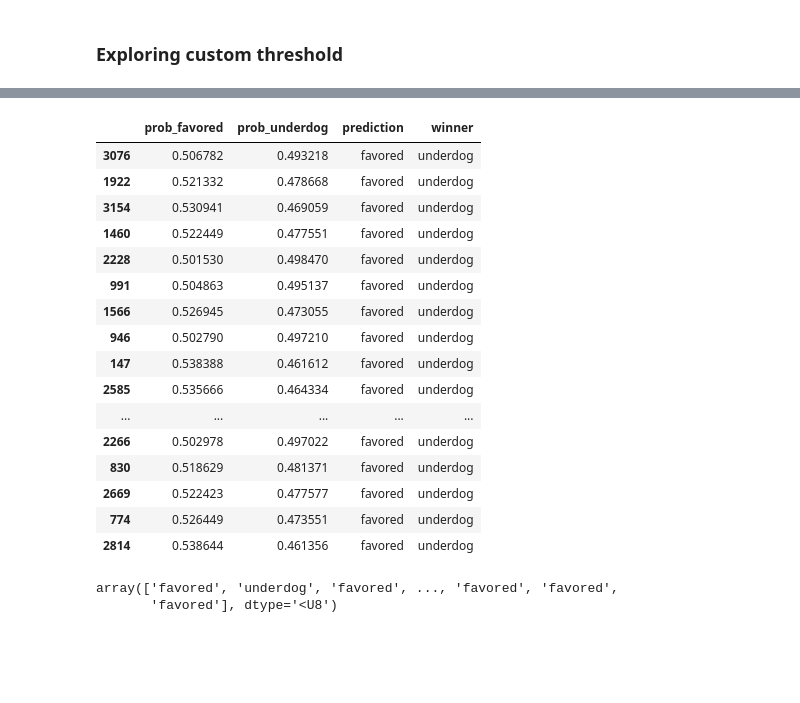
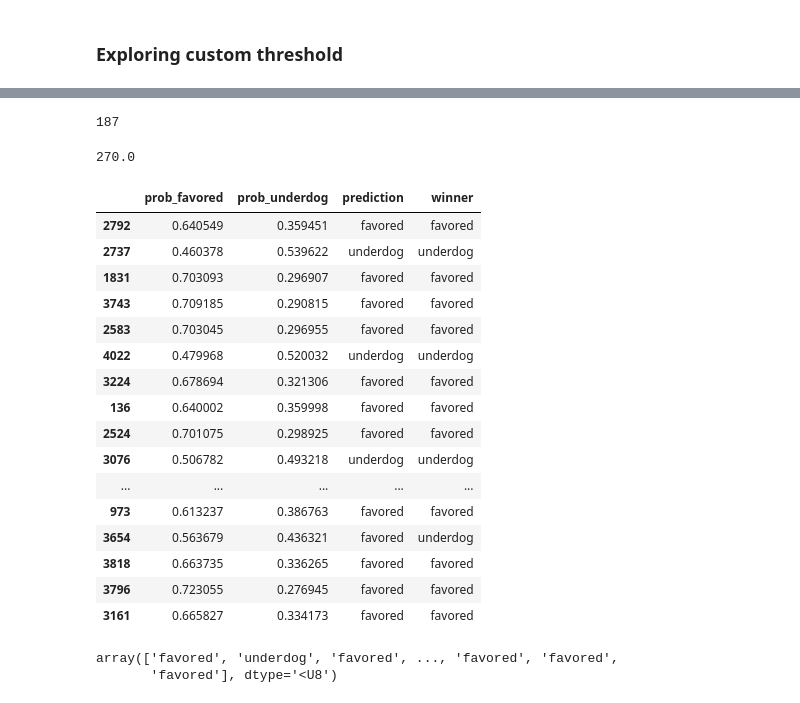
Before and after one commit to Ben-Gilbert333/Predicting_UFC_Winners, a Jupyter notebook: scratch_notebooks/scratch_notebook3.ipynb, the cells around one changed output, grey strips where cells are left out. Drawn from its saved outputs; the diff is of its cells as text; code cells hidden in the pictures; blank space fills up the shorter version.

Commit message:
updates to final nb, finished custome threshold search

```diff
--- a/scratch_notebooks/scratch_notebook3.ipynb
+++ b/scratch_notebooks/scratch_notebook3.ipynb
@@ -1493,25 +1536,35 @@ probs
 pd.set_option('display.max_rows', None)
 pd.set_option('display.max_columns', None)
 # %%
-probs.loc[(probs['prob_underdog'] >= .46) & (probs['prediction'] == 'favored')]
+prob_thresh_4645 = probs.loc[(probs['prob_underdog'] >= .48) & (probs['prediction'] == 'favored')]
-# %% [output]
-|  | prob_favored | prob_underdog | prediction | winner |
-| 3076 | 0.506782 | 0.493218 | favored | underdog |
-| 1922 | 0.521332 | 0.478668 | favored | underdog |
-| 3154 | 0.530941 | 0.469059 | favored | underdog |
-| 1460 | 0.522449 | 0.477551 | favored | underdog |
-| 2228 | 0.501530 | 0.498470 | favored | underdog |
-| 991 | 0.504863 | 0.495137 | favored | underdog |
-| 1566 | 0.526945 | 0.473055 | favored | underdog |
-| 946 | 0.502790 | 0.497210 | favored | underdog |
-| 147 | 0.538388 | 0.461612 | favored | underdog |
-| 2585 | 0.535666 | 0.464334 | favored | underdog |
-| ... | ... | ... | ... | ... |
-| 2266 | 0.502978 | 0.497022 | favored | underdog |
-| 830 | 0.518629 | 0.481371 | favored | underdog |
-| 2669 | 0.522423 | 0.477577 | favored | underdog |
-| 774 | 0.526449 | 0.473551 | favored | underdog |
-| 2814 | 0.538644 | 0.461356 | favored | underdog |
+# %%
+prob_thresh_4645['B_odds'].max()
+# %% [output]
+187
+# %%
+prob_thresh_4645['R_odds'].max()
+# %% [output]
+270.0
+# %%
+probs
+# %% [output]
+|  | prob_favored | prob_underdog | prediction | winner |
+| 2792 | 0.640549 | 0.359451 | favored | favored |
+| 2737 | 0.460378 | 0.539622 | underdog | underdog |
+| 1831 | 0.703093 | 0.296907 | favored | favored |
+| 3743 | 0.709185 | 0.290815 | favored | favored |
+| 2583 | 0.703045 | 0.296955 | favored | favored |
+| 4022 | 0.479968 | 0.520032 | underdog | underdog |
+| 3224 | 0.678694 | 0.321306 | favored | favored |
+| 136 | 0.640002 | 0.359998 | favored | favored |
+| 2524 | 0.701075 | 0.298925 | favored | favored |
+| 3076 | 0.506782 | 0.493218 | underdog | underdog |
+| ... | ... | ... | ... | ... |
+| 973 | 0.613237 | 0.386763 | favored | favored |
+| 3654 | 0.563679 | 0.436321 | favored | underdog |
+| 3818 | 0.663735 | 0.336265 | favored | favored |
+| 3796 | 0.723055 | 0.276945 | favored | favored |
+| 3161 | 0.665827 | 0.334173 | favored | favored |
 # %%
 predictions = sc_pipe.predict_proba(X_train)
 predictions
```
Also changed, not shown: parts of 31 cells of this notebook, 2 other files.
